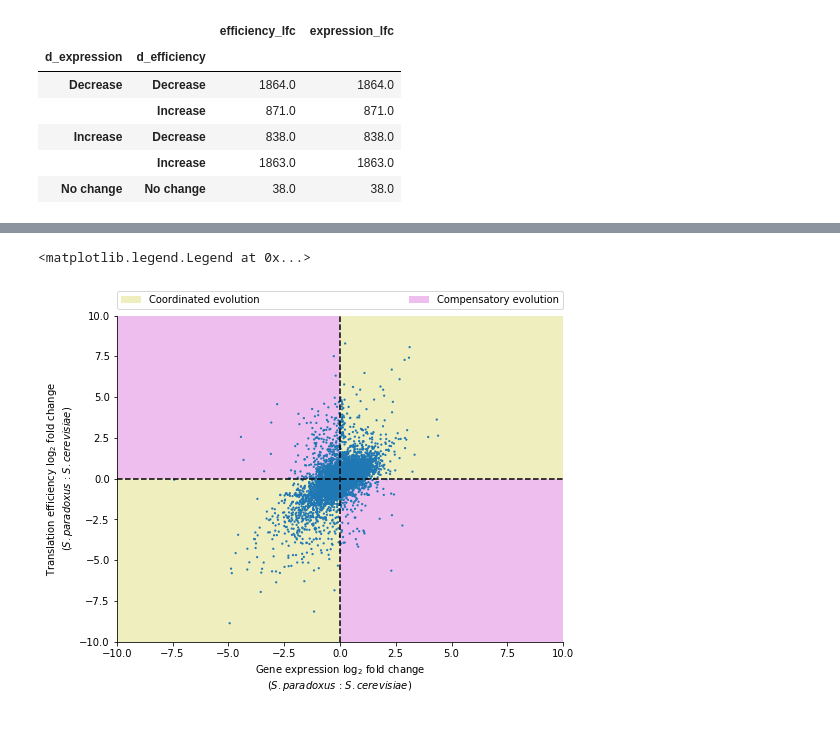
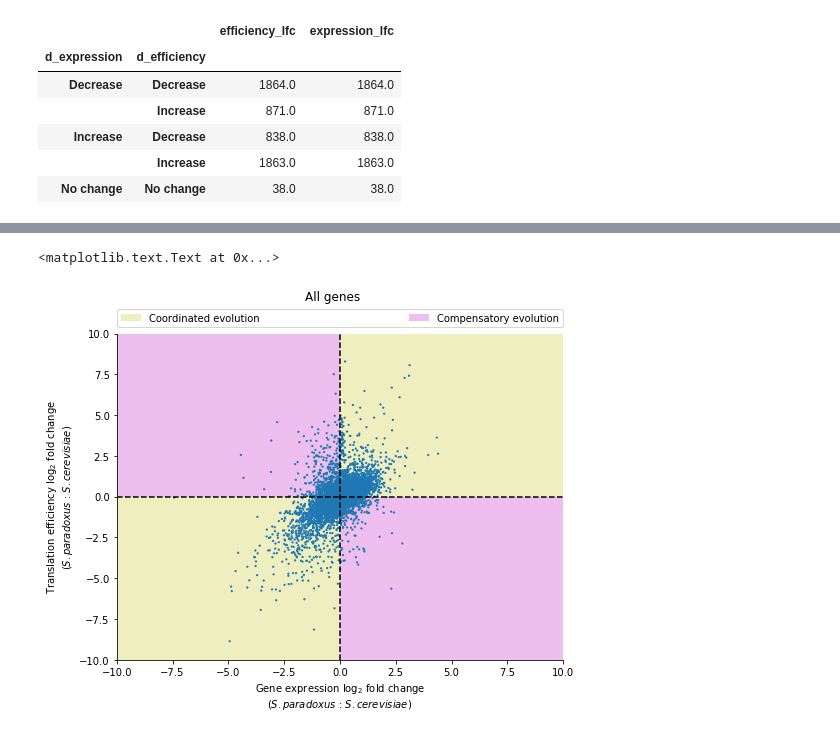
Before and after one commit to patelravip/BIOL8250-final, a Jupyter notebook: Process final results.ipynb, the cells around one changed output, grey strips where cells are left out. Saved outputs shown, nothing was run; the diff lists cells and outputs as text; code cells hidden in the pictures.

```diff
--- a/Process final results.ipynb
+++ b/Process final results.ipynb
@@ -167,32 +192,34 @@ ax.set_ylim(-10, 10)
 # ax.spines['left'].set_position('center')
 # ax.spines['bottom'].set_position('center')
 ax.spines['top'].set_visible(False)
 ax.spines['right'].set_visible(False)
 
 ax.set_xlabel('Gene expression log$_{2}$ fold change\n($\it{S.paradoxus}$ : $\it{S.cerevisiae}$)')
 ax.set_ylabel('Translation efficiency log$_{2}$ fold change\n($\it{S.paradoxus}$ : $\it{S.cerevisiae}$)')
 
 # ax.text(-5,-9, 'Coordinated evolution', ha='center')
 # ax.text(5,9, 'Coordinated evolution', ha='center')
 # ax.text(-5,9, 'Compensatory evolution', ha='center')
 # ax.text(5,-9, 'Compensatory evolution', ha='center')
 
 patches = [
     mpl.patches.Rectangle((-10,-10), 10, 10, facecolor='y', alpha=0.25, zorder=1, label='Coordinated evolution'),
     mpl.patches.Rectangle((0,0), 10, 10, facecolor='y', alpha=0.25, zorder=1),
     mpl.patches.Rectangle((-10,0), 10, 10, facecolor='m', alpha=0.25, zorder=1, label='Compensatory evolution'),
     mpl.patches.Rectangle((0,-10), 10, 10, facecolor='m', alpha=0.25, zorder=1),
 ]
 
 for p in patches:
     ax.add_patch(p)
 
 ax.scatter(comb['expression_lfc'], comb['efficiency_lfc'], edgecolor='none', s=5, zorder=2, label='_')
 ax.axhline(0, c='k', linestyle='--', zorder=3)
 ax.axvline(0, c='k', linestyle='--', zorder=3)
 
 ax.legend(bbox_to_anchor=(0., 1.02, 1., .102), loc=3,
            ncol=2, mode="expand", borderaxespad=0)
+
+fig.suptitle('All genes')
 # %% [output]
-<matplotlib.legend.Legend at 0x...>
+<matplotlib.text.Text at 0x...>
-[figure, old version]
+[figure, new version]
```
Also changed, not shown: parts of 6 cells of this notebook.
